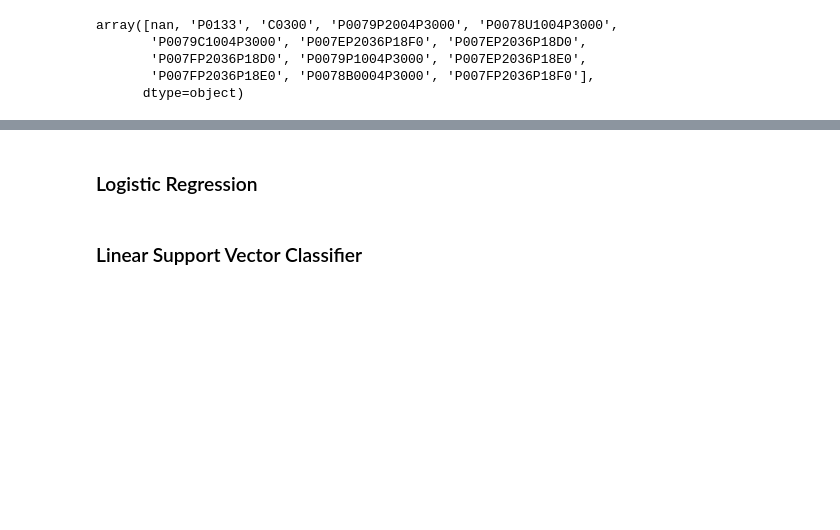
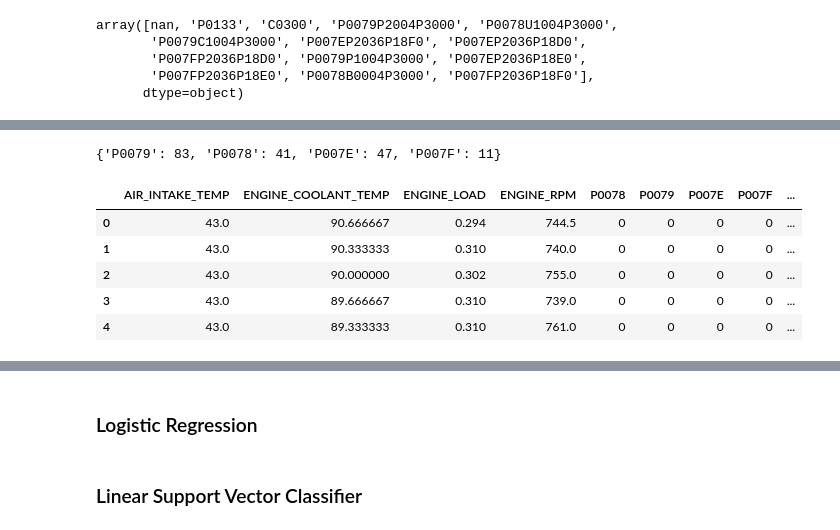
Before and after one commit to shamilnabiyev/automl-time-series, a Jupyter notebook: notebooks/odb-2-dtc-model-training.ipynb, the cells around one changed output, grey strips where cells are left out. Saved outputs shown, nothing was run; the diff lists cells and outputs as text; code cells hidden in the pictures; blank space fills up the shorter version.

```diff
--- a/notebooks/odb-2-dtc-model-training.ipynb
+++ b/notebooks/odb-2-dtc-model-training.ipynb
@@ -171,0 +190,45 @@ plt.show()
+# %%
+result = {
+    "P0079": 0,
+    "P0078": 0,
+    "P007E": 0,
+    "P007F": 0
+}
+
+counts = df[df["VEHICLE_ID"] == "car13"]["TROUBLE_CODES"].value_counts()
+
+for k in result.keys():
+    for m in counts.keys():
+        if k in m:
+            result[k] += counts[m]
+
+result
+# %% [output]
+{'P0079': 83, 'P0078': 41, 'P007E': 47, 'P007F': 11}
+# %%
+df_car13 = df[df["VEHICLE_ID"] == "car13"]
+
+df_car13["TROUBLE_CODES"] = df_car13["TROUBLE_CODES"].fillna("0")
+
+dtc_list = ["P0079", "P0078", "P007E", "P007F"]
+
+for dtc_code in dtc_list:
+    df_car13.loc[df_car13["TROUBLE_CODES"].str.contains(dtc_code, case=False), 'TROUBLE_CODES'] = dtc_code
+
+df_car13 = df_car13.reset_index(drop=True)
+df_car13 = df_car13.fillna(0)
+
+df_dummies = pd.get_dummies(df_car13["TROUBLE_CODES"], drop_first=True)
+df_car13 = pd.concat([df_car13, df_dummies], axis=1)
+selected_columns = df_car13.columns.difference(["VEHICLE_ID", "TIMESTAMP",
+                                                "TROUBLE_CODES_BINARY", "TARGET P0133",
+                                                "TARGET C0300", "TROUBLE_CODES"])
+df_car13 = df_car13[selected_columns]
+df_car13.head()
+# %% [output]
+|  | AIR_INTAKE_TEMP | ENGINE_COOLANT_TEMP | ENGINE_LOAD | ENGINE_RPM | P0078 | P0079 | P007E | P007F | ... |
+| 0 | 43.0 | 90.666667 | 0.294 | 744.5 | 0 | 0 | 0 | 0 | ... |
+| 1 | 43.0 | 90.333333 | 0.310 | 740.0 | 0 | 0 | 0 | 0 | ... |
+| 2 | 43.0 | 90.000000 | 0.302 | 755.0 | 0 | 0 | 0 | 0 | ... |
+| 3 | 43.0 | 89.666667 | 0.310 | 739.0 | 0 | 0 | 0 | 0 | ... |
+| 4 | 43.0 | 89.333333 | 0.310 | 761.0 | 0 | 0 | 0 | 0 | ... |
```
Also changed, not shown: parts of 56 cells of this notebook.
